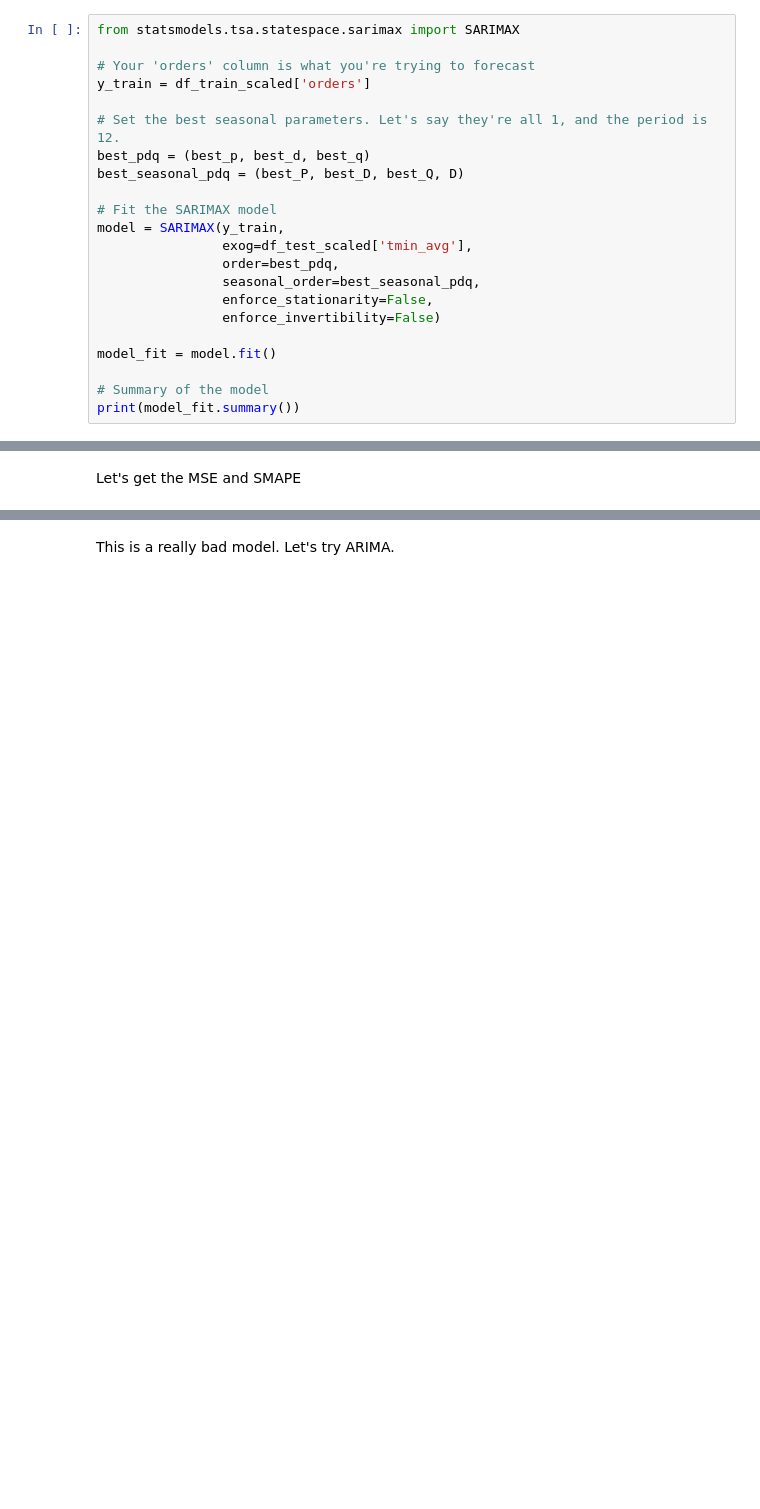
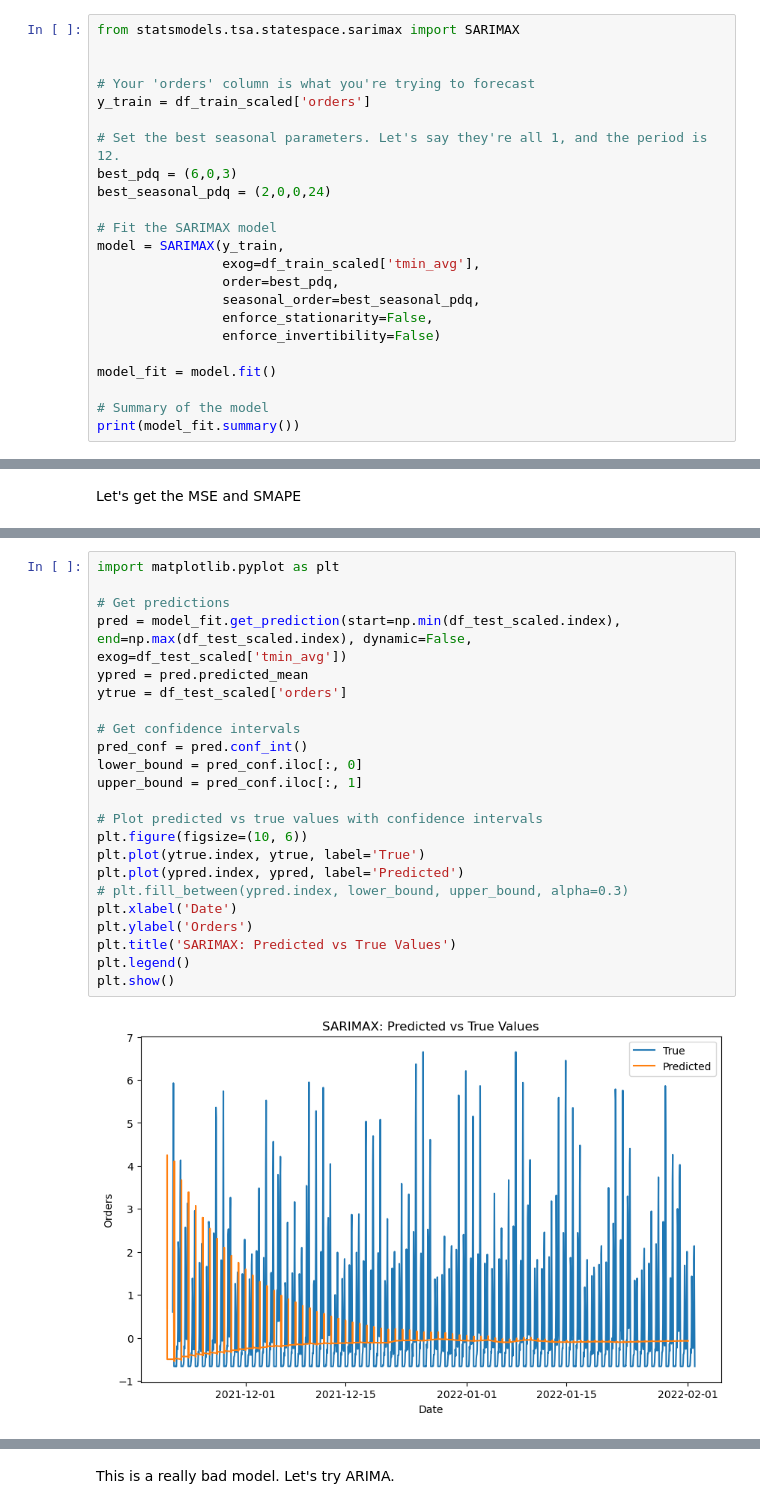
Before and after one commit to jon-robbins/delivery_orders_pred_model, a Jupyter notebook: final_project.ipynb, the cells around one changed output, grey strips where cells are left out. Drawn from its saved outputs; the diff is of its cells as text; blank space fills up the shorter version.

Commit message:
update to model. still not running tho

```diff
--- a/final_project.ipynb
+++ b/final_project.ipynb
@@ -765,17 +761,18 @@ best_P, best_D, best_Q, best_S = model.seasonal_order
 This is a really bad model.
 # %%
 from statsmodels.tsa.statespace.sarimax import SARIMAX
+
 
 # Your 'orders' column is what you're trying to forecast
 y_train = df_train_scaled['orders']
 
 # Set the best seasonal parameters. Let's say they're all 1, and the period is 12.
-best_pdq = (best_p, best_d, best_q)
-best_seasonal_pdq = (best_P, best_D, best_Q, D)
+best_pdq = (6,0,3)
+best_seasonal_pdq = (2,0,0,24)
 
 # Fit the SARIMAX model
 model = SARIMAX(y_train,
-                exog=df_test_scaled['tmin_avg'],
+                exog=df_train_scaled['tmin_avg'],
                 order=best_pdq,
                 seasonal_order=best_seasonal_pdq,
                 enforce_stationarity=False,
@@ -810,3 +834,28 @@ pred_conf = pred.conf_int()
+# %%
+import matplotlib.pyplot as plt
+
+# Get predictions
+pred = model_fit.get_prediction(start=np.min(df_test_scaled.index), end=np.max(df_test_scaled.index), dynamic=False, exog=df_test_scaled['tmin_avg'])
+ypred = pred.predicted_mean
+ytrue = df_test_scaled['orders']
+
+# Get confidence intervals
+pred_conf = pred.conf_int()
+lower_bound = pred_conf.iloc[:, 0]
+upper_bound = pred_conf.iloc[:, 1]
+
+# Plot predicted vs true values with confidence intervals
+plt.figure(figsize=(10, 6))
+plt.plot(ytrue.index, ytrue, label='True')
+plt.plot(ypred.index, ypred, label='Predicted')
+# plt.fill_between(ypred.index, lower_bound, upper_bound, alpha=0.3)
+plt.xlabel('Date')
+plt.ylabel('Orders')
+plt.title('SARIMAX: Predicted vs True Values')
+plt.legend()
+plt.show()
+# %% [output]
+[figure, added]
 # %%
 # Calculate MSE
 mse = ((pred.predicted_mean - df_test_scaled['orders']) ** 2).mean()
```
Also changed, not shown: parts of 12 cells of this notebook, 1 other file.
